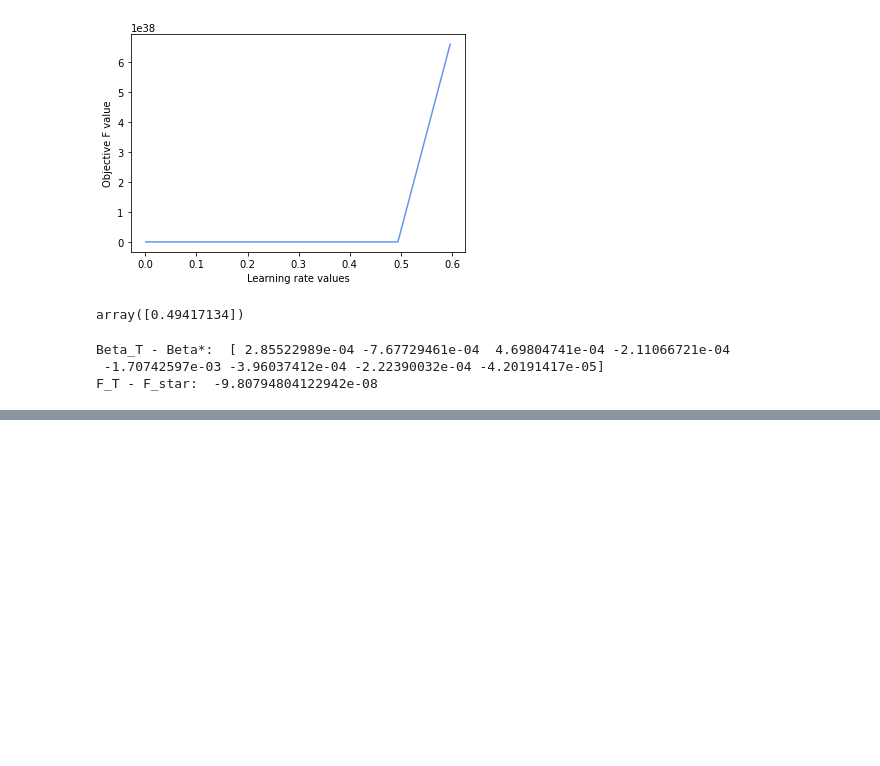
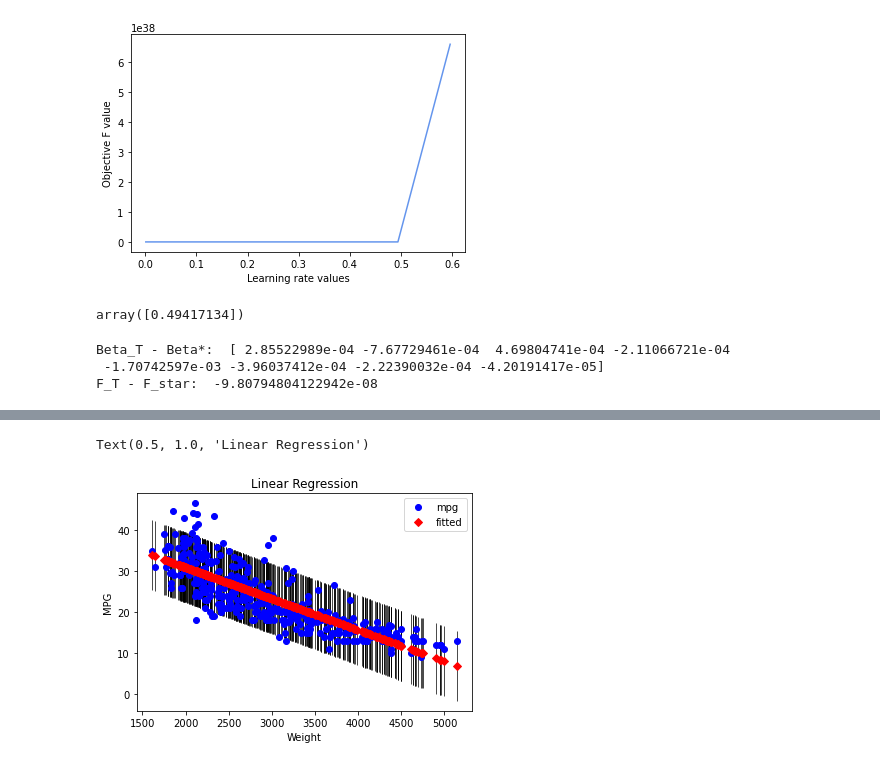
Before and after one commit to anushnap/data558hw2, a Jupyter notebook: HW2-Code.ipynb, the cells around one changed output, grey strips where cells are left out. Saved outputs shown, nothing was run; the diff lists cells and outputs as text; code cells hidden in the pictures; blank space fills up the shorter version.

```diff
--- a/HW2-Code.ipynb
+++ b/HW2-Code.ipynb
@@ -414,0 +416,6 @@ F_T - F_star:  0.0030583034503569445
+# %%
+url = 'https://www.statlearning.com/s/Auto.csv'
+auto = pd.read_csv(url, sep = ',', header = 0, na_values = '?')
+print(auto.shape)
+auto.dropna(axis = 0, inplace = True)
+print(auto.shape)
@@ -414,0 +425,6 @@ F_T - F_star:  0.0030583034503569445
+# %%
+# Add a column of 1s for the intercept
+auto['constant'] = 1
+# %%
+ols_model = sm.OLS(auto['mpg'], auto[['weight', 'constant']]).fit()
+ols_model.summary()
@@ -414,0 +461,9 @@ F_T - F_star:  0.0030583034503569445
+# %%
+fig, ax = plt.subplots()
+fig = sm.graphics.plot_fit(ols_model, 0, ax = ax)
+ax.set_ylabel("MPG")
+ax.set_xlabel("Weight")
+ax.set_title("Linear Regression")
+# %% [output]
+Text(0.5, 1.0, 'Linear Regression')
+[figure, added]
```
Also changed, not shown: parts of 25 cells of this notebook.
